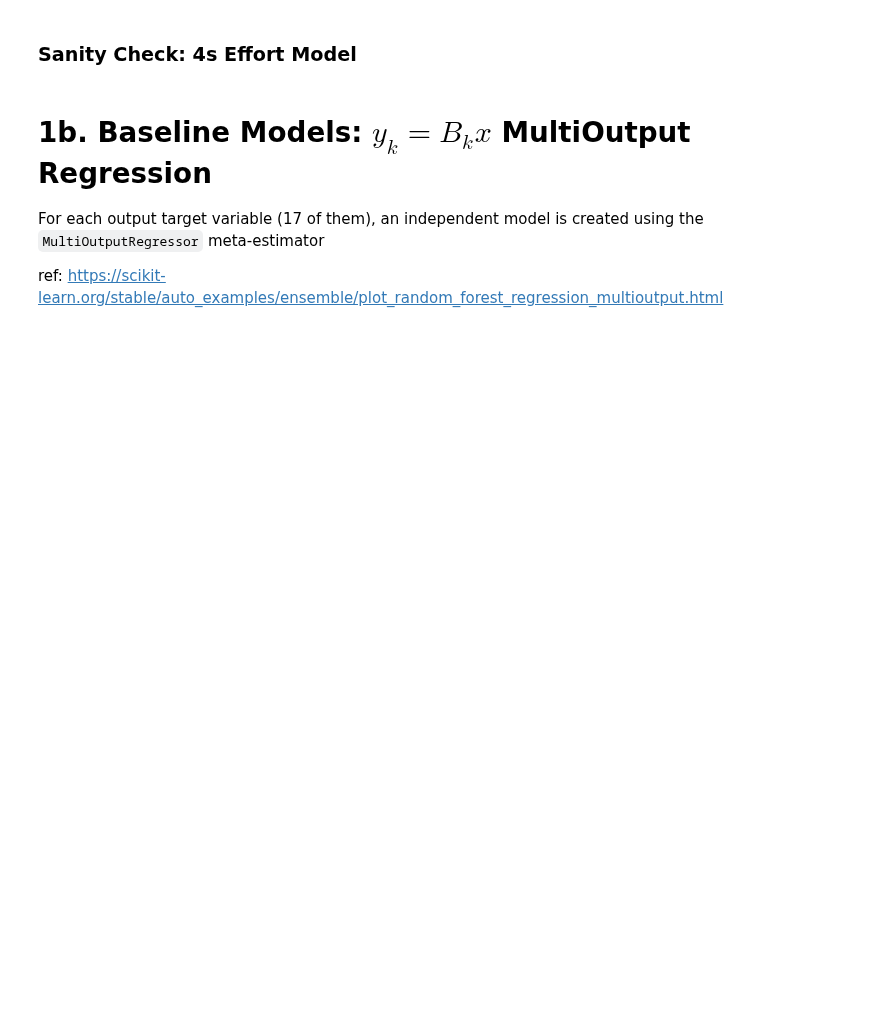
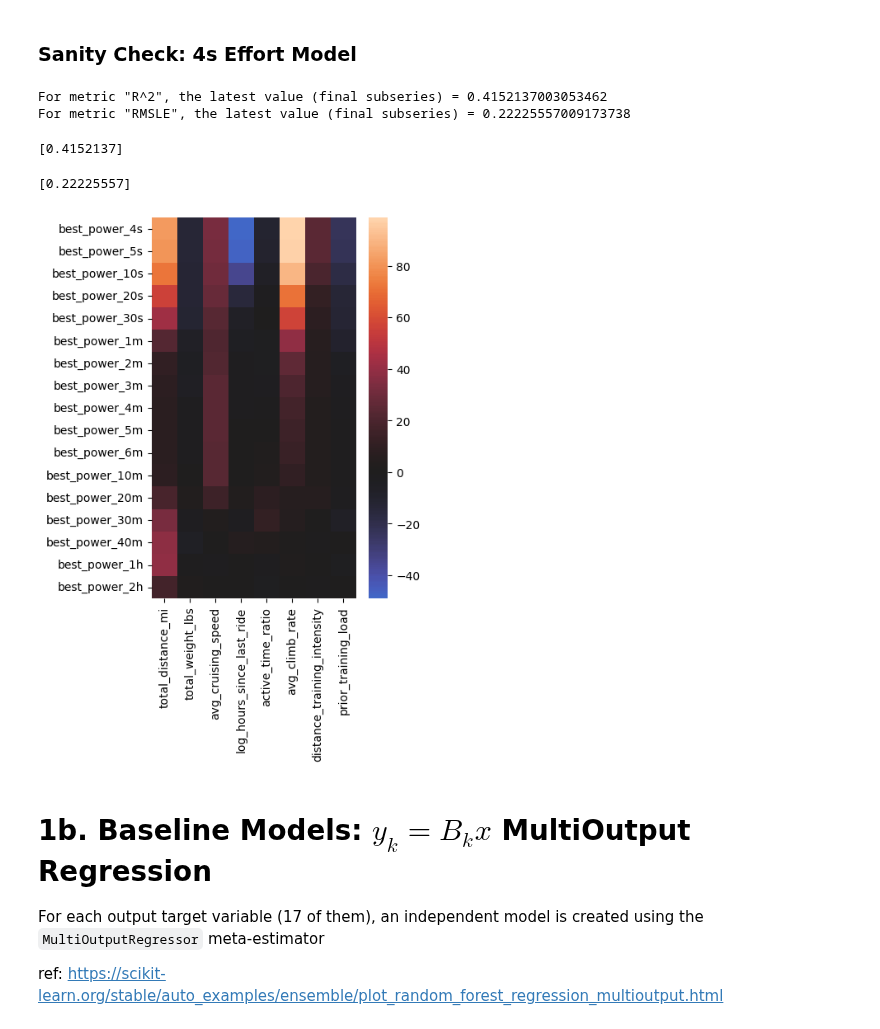
Before and after one commit to ericbauer55/bike-fitness-tracking, a Jupyter notebook: notebooks/3_Modeling/0_basic_linear_model.ipynb, the cells around one changed output. Cells and saved outputs as stored; diff of their text form; code cells hidden in the pictures; blank space fills up the shorter version.

```diff
--- a/notebooks/3_Modeling/0_basic_linear_model.ipynb
+++ b/notebooks/3_Modeling/0_basic_linear_model.ipynb
@@ -19,7 +19,7 @@ df_test = pd.read_csv(IN_CSV_DATA/'prepared_test.csv')
 # %%
 numerical_feature_cols = ['total_distance_mi','total_weight_lbs','avg_cruising_speed', 'log_hours_since_last_ride',
                             'active_time_ratio', 'avg_climb_rate', 'distance_training_intensity','prior_training_load']
-categorical_feature_cols = ['year']
+categorical_feature_cols = []#['year']
 feature_cols = numerical_feature_cols + categorical_feature_cols
 
 target_cols = ['best_power_4s', 'best_power_5s',
@@ -116,13 +129,27 @@ plot_residuals(y_pred, y_val, target_cols)
 ### Sanity Check: 4s Effort Model
 # %%
 outputs = timeseries_cross_validated_regression(X_train, y_train[:,0], linreg,n_subseries_splits=10)
+# %% [output]
+For metric "R^2", the latest value (final subseries) = 0.4152137003053462
+For metric "RMSLE", the latest value (final subseries) = 0.22225557009173738
 # %%
 final_r2 = outputs['raw_final_r2']
 final_rmsle = outputs['raw_final_rmsle']
 # %%
 print(final_r2)
+# %% [output]
+[0.4152137]
 # %%
 print(final_rmsle)
+# %% [output]
+[0.22225557]
+# %%
+df_coeficients = pd.DataFrame(linreg.fit(X_train, y_train).coef_, columns=feature_cols, index=target_cols)
+# %%
+_ = plt.figure(figsize=(4,6))
+_ = sns.heatmap(df_coeficients.replace(to_replace={0:np.nan}), center=0)
+# %% [output]
+[figure, added]
 # %% [markdown]
 # 1b. Baseline Models: $y_k = B_kx$ MultiOutput Regression
 
```
Also changed, not shown: parts of 16 cells of this notebook.
